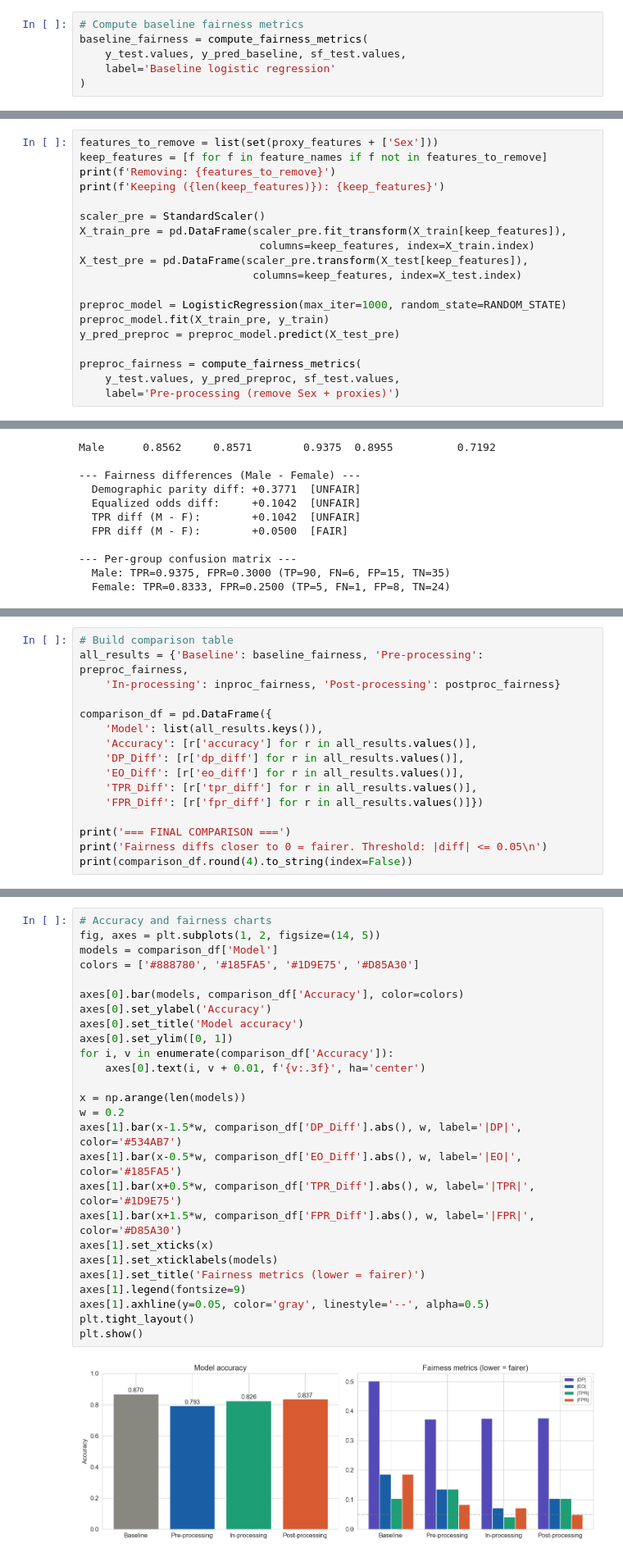
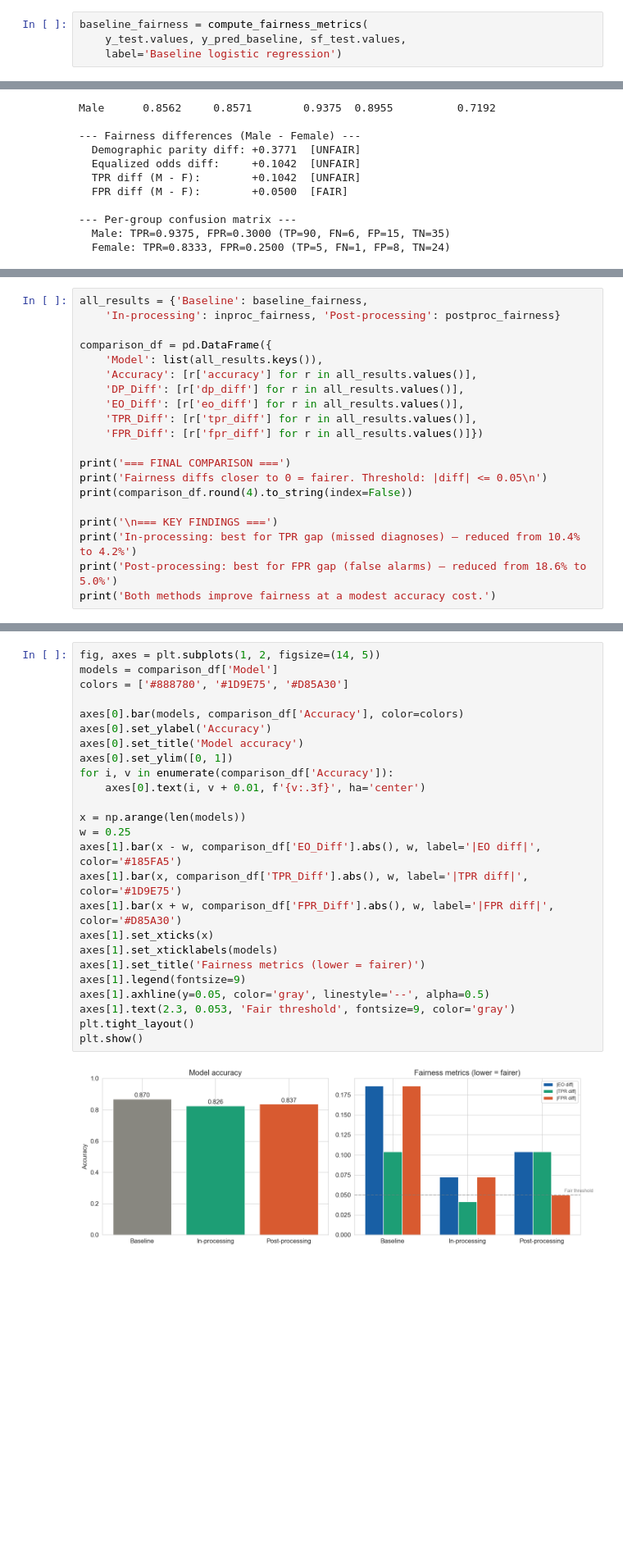
Before and after one commit to Sanjidakter/Fair-Stroke, a Jupyter notebook: fair_heart_notebook_v2.ipynb, the cells around one changed output, grey strips where cells are left out. Shown at 82% size. Drawn from its saved outputs; the diff is of its cells as text; blank space fills up the shorter version.

Commit message:
code update by remving pre-processing

```diff
--- a/fair_heart_notebook.ipynb
+++ b/fair_heart_notebook_v2.ipynb
@@ -483,11 +427,9 @@ def compute_fairness_metrics(y_true, y_pred, sensitive, label='Model'):
             'fpr_diff': fpr_diff, 'accuracy': accuracy_score(y_true, y_pred),
             'group_rates': results}
 # %%
-# Compute baseline fairness metrics
 baseline_fairness = compute_fairness_metrics(
     y_test.values, y_pred_baseline, sf_test.values,
-    label='Baseline logistic regression'
-)
+    label='Baseline logistic regression')
 # %% [output]
 =================================================================
   FAIRNESS REPORT: Baseline logistic regression
@@ -692,19 +595,0 @@ The simplest approach: if the model cannot see sex or features correlated with s
-# %%
-features_to_remove = list(set(proxy_features + ['Sex']))
-keep_features = [f for f in feature_names if f not in features_to_remove]
-print(f'Removing: {features_to_remove}')
-print(f'Keeping ({len(keep_features)}): {keep_features}')
-
-scaler_pre = StandardScaler()
-X_train_pre = pd.DataFrame(scaler_pre.fit_transform(X_train[keep_features]),
-                            columns=keep_features, index=X_train.index)
-X_test_pre = pd.DataFrame(scaler_pre.transform(X_test[keep_features]),
-                           columns=keep_features, index=X_test.index)
-
-preproc_model = LogisticRegression(max_iter=1000, random_state=RANDOM_STATE)
-preproc_model.fit(X_train_pre, y_train)
-y_pred_preproc = preproc_model.predict(X_test_pre)
-
-preproc_fairness = compute_fairness_metrics(
-    y_test.values, y_pred_preproc, sf_test.values,
-    label='Pre-processing (remove Sex + proxies)')
@@ -808,6 +704,5 @@ Did debiasing improve fairness? At what cost to accuracy? Accuracy reduction is
 # %%
-# Build comparison table
-all_results = {'Baseline': baseline_fairness, 'Pre-processing': preproc_fairness,
+all_results = {'Baseline': baseline_fairness,
     'In-processing': inproc_fairness, 'Post-processing': postproc_fairness}
 
 comparison_df = pd.DataFrame({
@@ -821,6 +716,11 @@ comparison_df = pd.DataFrame({
 print('=== FINAL COMPARISON ===')
 print('Fairness diffs closer to 0 = fairer. Threshold: |diff| <= 0.05\n')
 print(comparison_df.round(4).to_string(index=False))
+
+print('\n=== KEY FINDINGS ===')
+print('In-processing: best for TPR gap (missed diagnoses) — reduced from 10.4% to 4.2%')
+print('Post-processing: best for FPR gap (false alarms) — reduced from 18.6% to 5.0%')
+print('Both methods improve fairness at a modest accuracy cost.')
 # %% [output]
 === FINAL COMPARISON ===
 Fairness diffs closer to 0 = fairer. Threshold: |diff| <= 0.05
@@ -844,29 +737,28 @@ The story for your report is: "We found the baseline model misses 10% more heart
 # %%
-# Accuracy and fairness charts
 fig, axes = plt.subplots(1, 2, figsize=(14, 5))
 models = comparison_df['Model']
-colors = ['#888780', '#185FA5', '#1D9E75', '#D85A30']
+colors = ['#888780', '#1D9E75', '#D85A30']
 
 axes[0].bar(models, comparison_df['Accuracy'], color=colors)
 axes[0].set_ylabel('Accuracy')
 axes[0].set_title('Model accuracy')
 axes[0].set_ylim([0, 1])
 for i, v in enumerate(comparison_df['Accuracy']):
     axes[0].text(i, v + 0.01, f'{v:.3f}', ha='center')
 
 x = np.arange(len(models))
-w = 0.2
-axes[1].bar(x-1.5*w, comparison_df['DP_Diff'].abs(), w, label='|DP|', color='#534AB7')
-axes[1].bar(x-0.5*w, comparison_df['EO_Diff'].abs(), w, label='|EO|', color='#185FA5')
-axes[1].bar(x+0.5*w, comparison_df['TPR_Diff'].abs(), w, label='|TPR|', color='#1D9E75')
-axes[1].bar(x+1.5*w, comparison_df['FPR_Diff'].abs(), w, label='|FPR|', color='#D85A30')
+w = 0.25
+axes[1].bar(x - w, comparison_df['EO_Diff'].abs(), w, label='|EO diff|', color='#185FA5')
+axes[1].bar(x, comparison_df['TPR_Diff'].abs(), w, label='|TPR diff|', color='#1D9E75')
+axes[1].bar(x + w, comparison_df['FPR_Diff'].abs(), w, label='|FPR diff|', color='#D85A30')
 axes[1].set_xticks(x)
 axes[1].set_xticklabels(models)
 axes[1].set_title('Fairness metrics (lower = fairer)')
 axes[1].legend(fontsize=9)
 axes[1].axhline(y=0.05, color='gray', linestyle='--', alpha=0.5)
+axes[1].text(2.3, 0.053, 'Fair threshold', fontsize=9, color='gray')
 plt.tight_layout()
 plt.show()
 # %% [output]
-[figure, old version]
+[figure, new version]
 # %%
```
Also changed, not shown: parts of 37 cells of this notebook.
